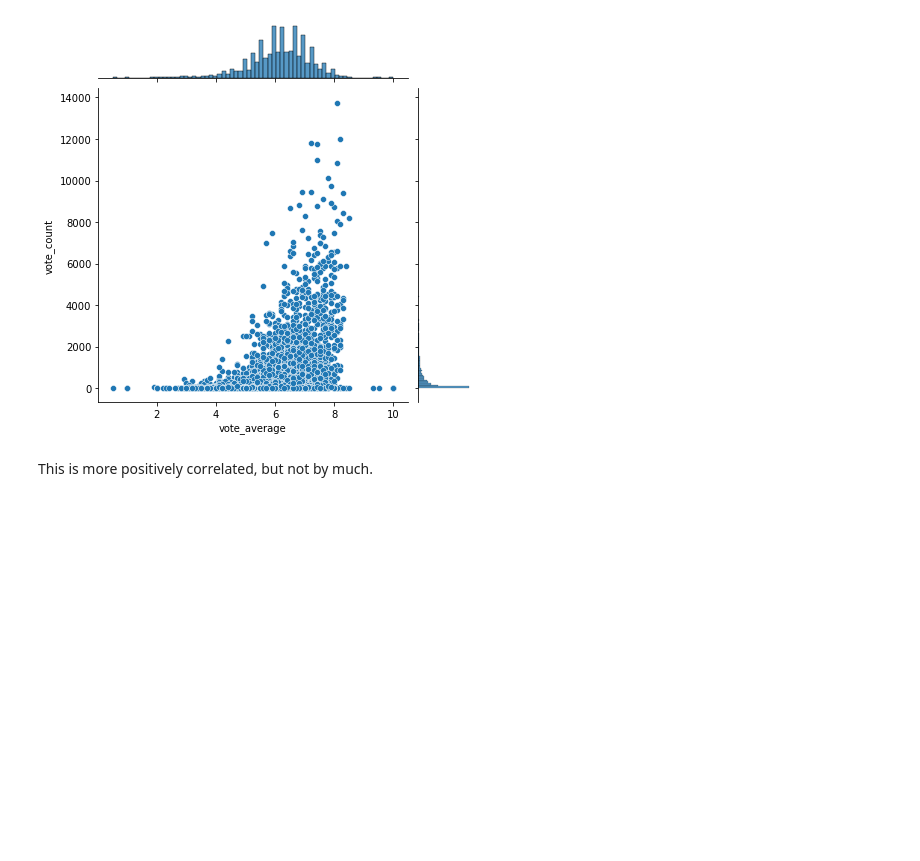
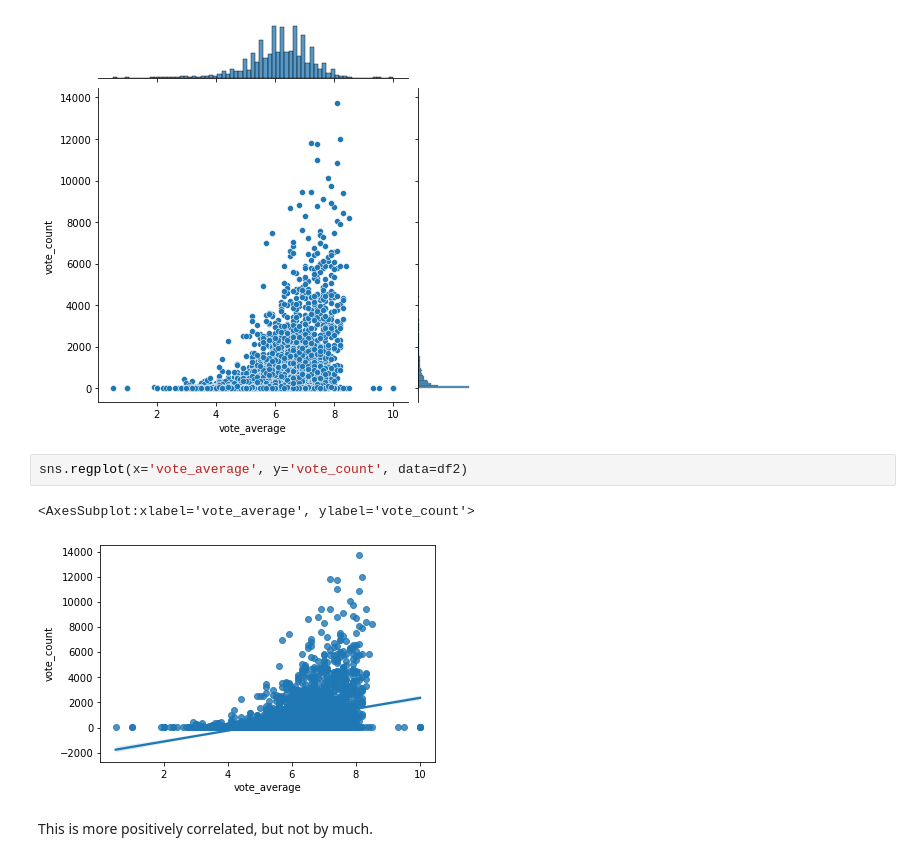
Before and after one commit to devoracer/Movie_database_capstone1.1, a Jupyter notebook: Movie_dataset_explore.ipynb, the cells around one changed output. Saved outputs shown, nothing was run; the diff lists cells and outputs as text; blank space fills up the shorter version.

Commit message:
adding regression line on some plots

```diff
--- a/Movie_dataset_explore.ipynb
+++ b/Movie_dataset_explore.ipynb
@@ -596,6 +599,11 @@ sns.jointplot(x='vote_average', y='vote_count', data=df2)
 # %% [output]
 <seaborn.axisgrid.JointGrid at 0x...>
 [figure]
+# %%
+sns.regplot(x='vote_average', y='vote_count', data=df2)
+# %% [output]
+<AxesSubplot:xlabel='vote_average', ylabel='vote_count'>
+[figure, added]
 # %% [markdown]
 This is more positively correlated, but not by much.
 # %%
```
Also changed, not shown: parts of 5 cells of this notebook.
